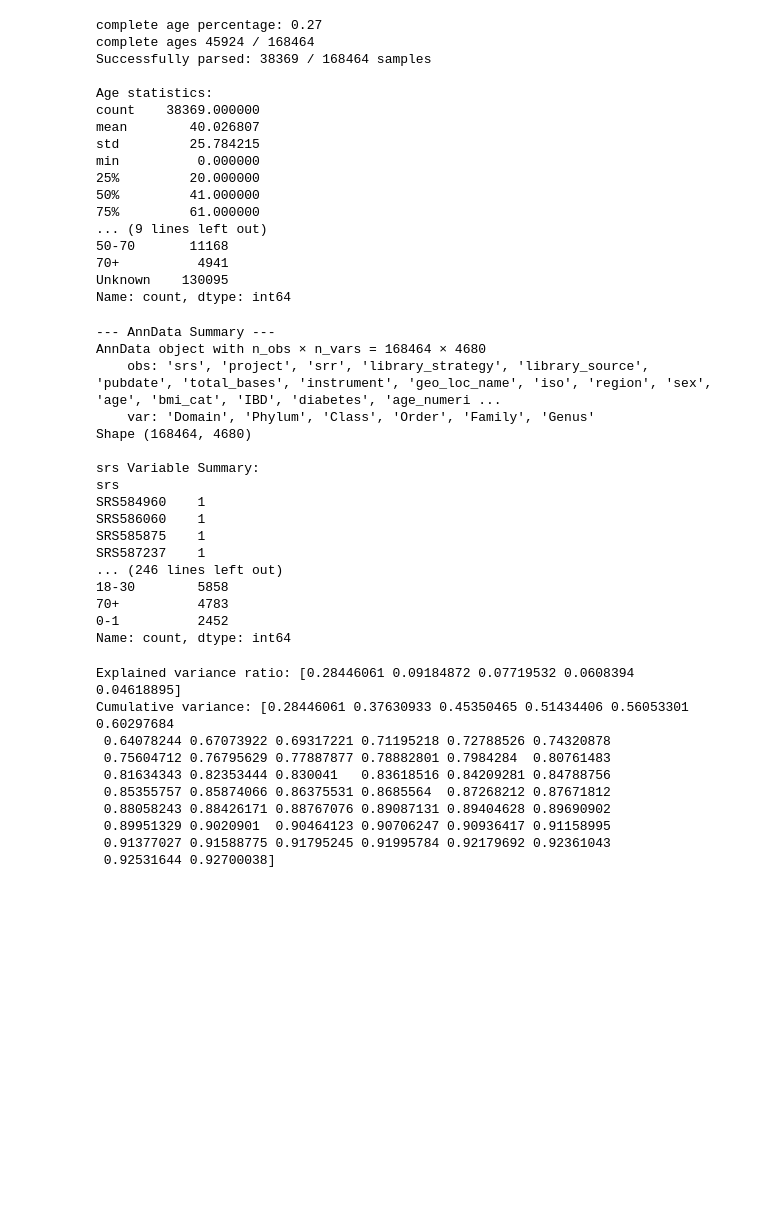
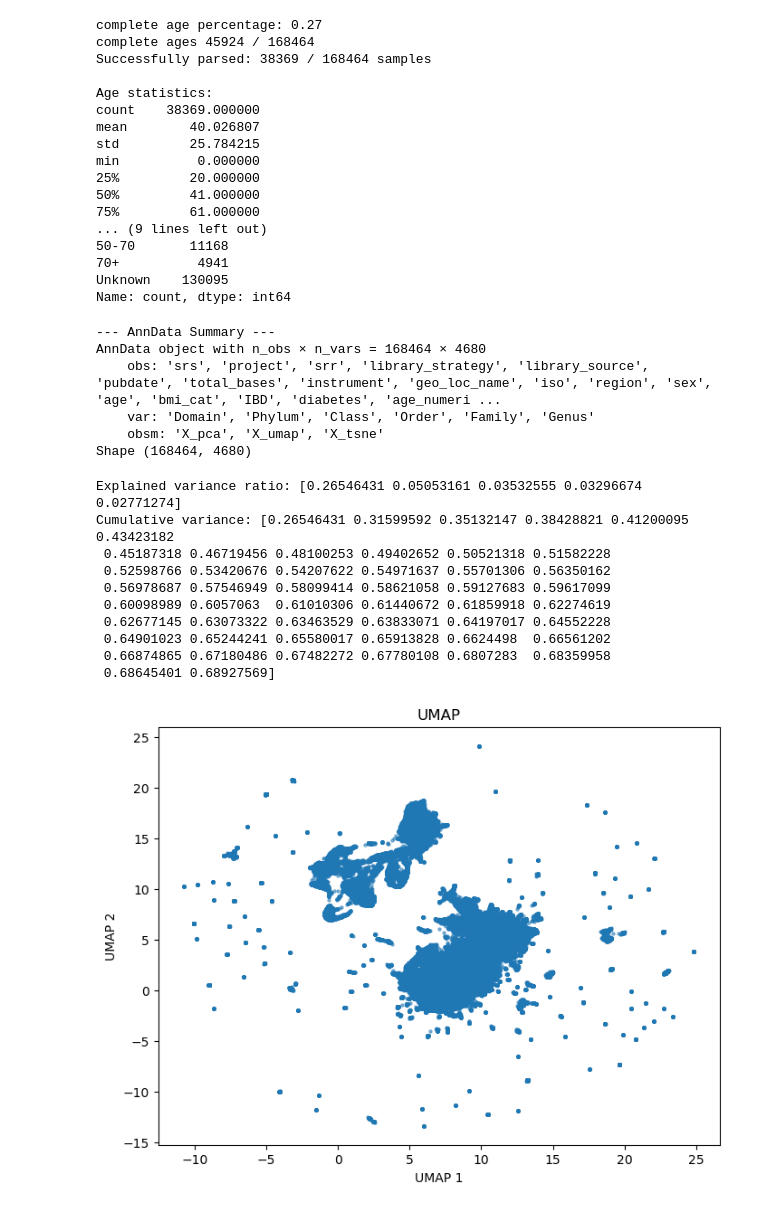
Before and after one commit to Philumination/masked-transformer-comparison, a Jupyter notebook: notebooks/initial-stuff.ipynb, the cells around one changed output. Drawn from its saved outputs; the diff is of its cells as text; code cells hidden in the pictures; blank space fills up the shorter version.

```diff
--- a/notebooks/initial-stuff.ipynb
+++ b/notebooks/initial-stuff.ipynb
@@ -166,52 +69,58 @@ print(f"Shape {adata.shape}")
 
 
 
-# now for all variables in obs
-for col in adata.obs.columns:
-    print(f"\n{col} Variable Summary:")
-    print(adata.obs[col].value_counts())
+## now for all variables in obs
+#for col in adata.obs.columns:
+#    print(f"\n{col} Variable Summary:")
+#    print(adata.obs[col].value_counts())
 # %% [output]
 --- AnnData Summary ---
 AnnData object with n_obs × n_vars = 168464 × 4680
     obs: 'srs', 'project', 'srr', 'library_strategy', 'library_source', 'pubdate', 'total_bases', 'instrument', 'geo_loc_name', 'iso', 'region', 'sex', 'age', 'bmi_cat', 'IBD', 'diabetes', 'age_numeri ...
     var: 'Domain', 'Phylum', 'Class', 'Order', 'Family', 'Genus'
+    obsm: 'X_pca', 'X_umap', 'X_tsne'
 Shape (168464, 4680)
-
-srs Variable Summary:
-srs
-SRS584960    1
-SRS586060    1
-SRS585875    1
-SRS587237    1
-... (246 lines left out)
-18-30        5858
-70+          4783
-0-1          2452
-Name: count, dtype: int64
 # %%
 # PCA
 
-dense_data = adata.X.toarray()
-
 # Fit and transform
 pca = PCA(n_components = 50, random_state = seed)
-X_pca = pca.fit_transform(dense_data)
-
+X_pca = pca.fit_transform(adata.layers["Clrs"])
 # Save
-adata.obsm['X_pca'] = X_pca
+adata.obsm["X_pca"] = X_pca
 
 
 # Check explained variance
 print(f"Explained variance ratio: {pca.explained_variance_ratio_[:5]}")
 print(f"Cumulative variance: {np.cumsum(pca.explained_variance_ratio_)[:]}")
 # %% [output]
-Explained variance ratio: [0.28446061 0.09184872 0.07719532 0.0608394  0.04618895]
-Cumulative variance: [0.28446061 0.37630933 0.45350465 0.51434406 0.56053301 0.60297684
- 0.64078244 0.67073922 0.69317221 0.71195218 0.72788526 0.74320878
- 0.75604712 0.76795629 0.77887877 0.78882801 0.7984284  0.80761483
- 0.81634343 0.82353444 0.830041   0.83618516 0.84209281 0.84788756
- 0.85355757 0.85874066 0.86375531 0.8685564  0.87268212 0.87671812
- 0.88058243 0.88426171 0.88767076 0.89087131 0.89404628 0.89690902
- 0.89951329 0.9020901  0.90464123 0.90706247 0.90936417 0.91158995
- 0.91377027 0.91588775 0.91795245 0.91995784 0.92179692 0.92361043
- 0.92531644 0.92700038]
+Explained variance ratio: [0.26546431 0.05053161 0.03532555 0.03296674 0.02771274]
+Cumulative variance: [0.26546431 0.31599592 0.35132147 0.38428821 0.41200095 0.43423182
+ 0.45187318 0.46719456 0.48100253 0.49402652 0.50521318 0.51582228
+ 0.52598766 0.53420676 0.54207622 0.54971637 0.55701306 0.56350162
+ 0.56978687 0.57546949 0.58099414 0.58621058 0.59127683 0.59617099
+ 0.60098989 0.6057063  0.61010306 0.61440672 0.61859918 0.62274619
+ 0.62677145 0.63073322 0.63463529 0.63833071 0.64197017 0.64552228
+ 0.64901023 0.65244241 0.65580017 0.65913828 0.6624498  0.66561202
+ 0.66874865 0.67180486 0.67482272 0.67780108 0.6807283  0.68359958
+ 0.68645401 0.68927569]
+# %%
+# Umap
+import umap
+
+
+# UMAP
+reducer = umap.UMAP(n_components = 2, random_state = seed)
+adata.obsm["X_umap"] = reducer.fit_transform(adata.layers["Clrs"])
+# %%
+# plot UMAP
+import matplotlib.pyplot as plt
+
+plt.figure(figsize=(8, 6))
+plt.scatter(adata.obsm["X_umap"][:, 0], adata.obsm["X_umap"][:, 1], s = 5, alpha = 0.5)
+plt.xlabel("UMAP 1")
+plt.ylabel("UMAP 2")
+plt.title("UMAP")
+plt.show()
+# %% [output]
+[figure, added]
```
Also changed, not shown: parts of 2 cells of this notebook, 1 other file.
